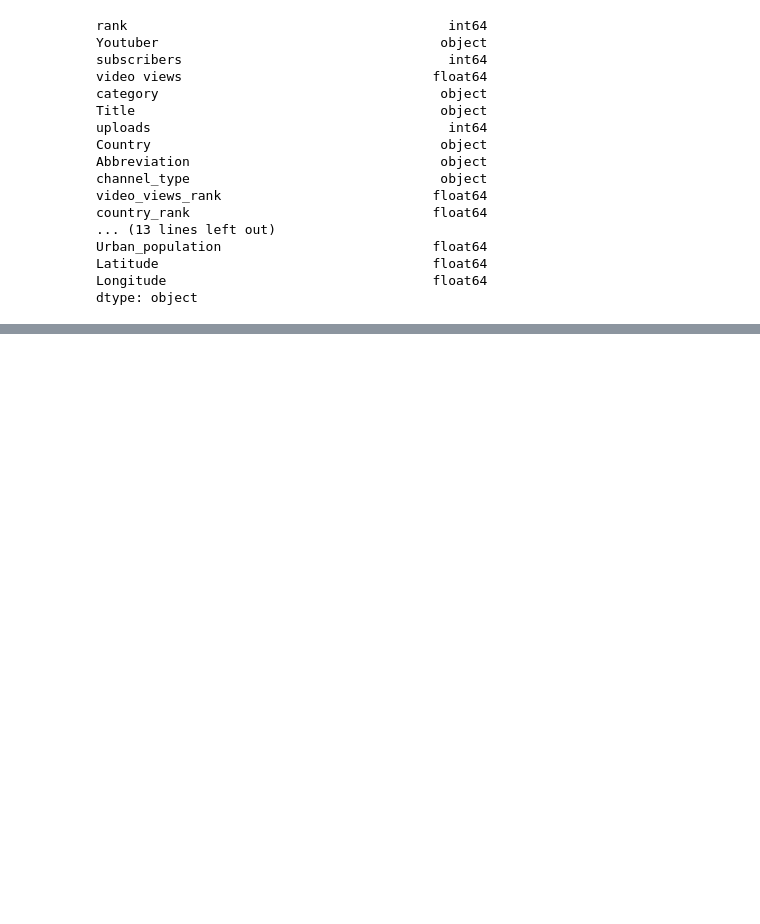
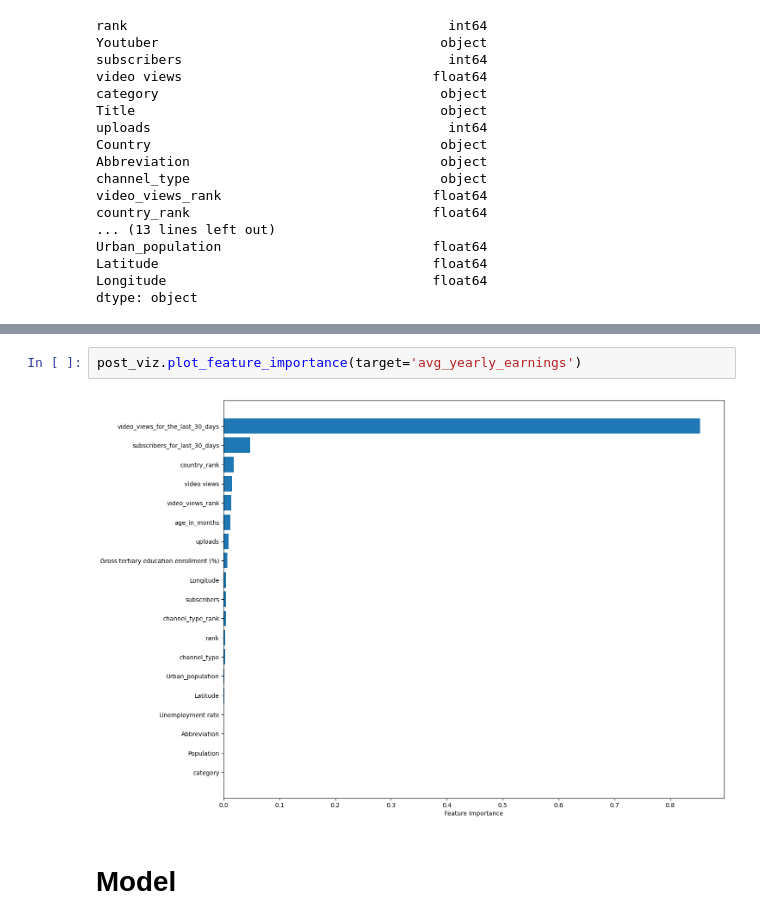
Before and after one commit to Devilsam12/yt_eda, a Jupyter notebook: nb.ipynb, the cells around one changed output, grey strips where cells are left out. Saved outputs shown, nothing was run; the diff lists cells and outputs as text; blank space fills up the shorter version.

```diff
--- a/nb.ipynb
+++ b/nb.ipynb
@@ -94,0 +153,6 @@ KeyError: 'country'
+# %%
+post_viz.plot_feature_importance(target='avg_yearly_earnings')
+# %% [output]
+[figure, added]
+# %% [markdown]
+# Model
```
Also changed, not shown: parts of 14 cells of this notebook, 2 other files.
